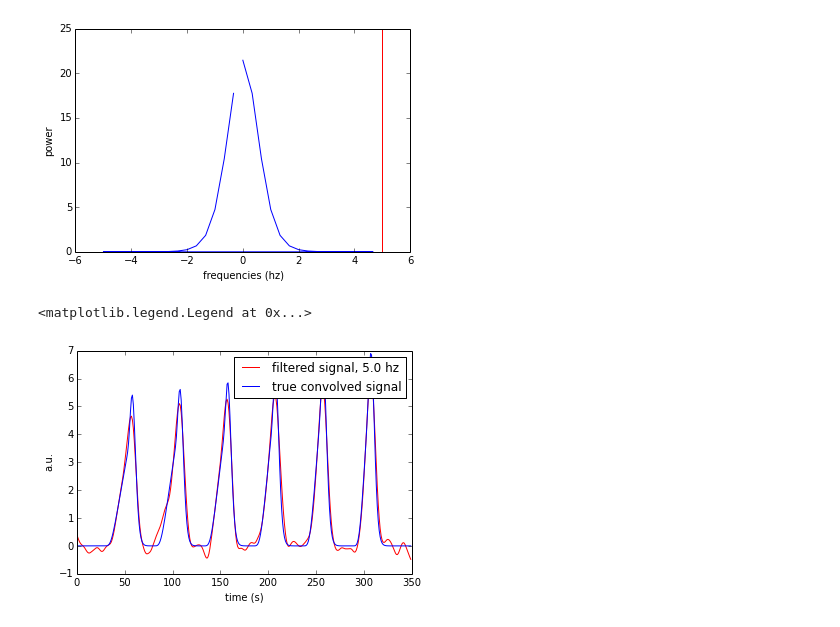
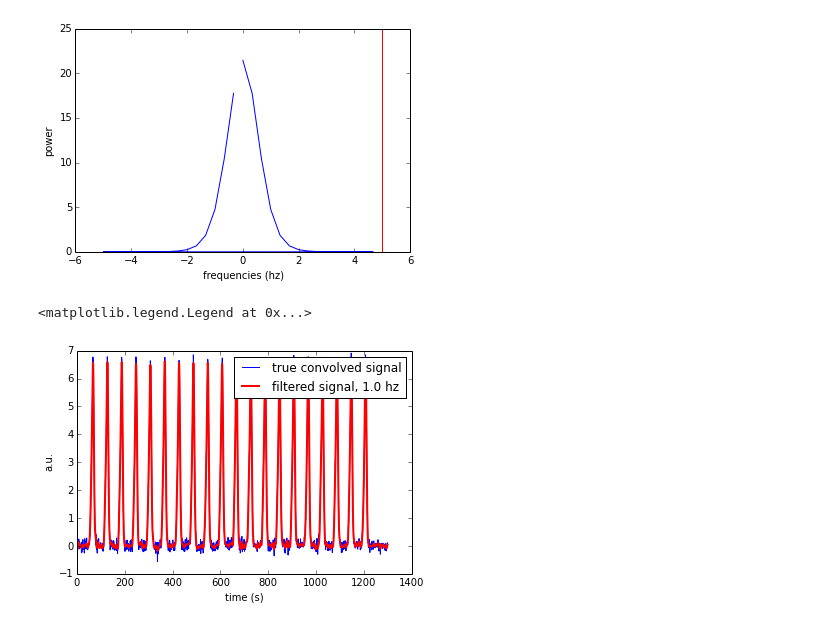
Before and after one commit to jwdegee/IPython-Notebook-Tutorials, a Jupyter notebook: fft_deconvolution.ipynb, the cells around one changed output. Saved outputs shown, nothing was run; the diff lists cells and outputs as text; code cells hidden in the pictures.

```diff
--- a/fft_deconvolution.ipynb
+++ b/fft_deconvolution.ipynb
@@ -171,31 +175,38 @@ plt.ylabel('power')
 5.0
 <matplotlib.text.Text at 0x...>
 [figure]
-# %%
-hp = max_freq
-N  = 2    # Filter order
-Wn = hp / (convolved_signal.shape[0] / sample_rate) # Cutoff frequency
-B, A = signal.butter(N, Wn, output='ba')
-convolved_signal_filtered = signal.filtfilt(B, A, convolved_signal_noise)
-
-# cutoff_freq = 5.0
-# FS = 10.0                                            # sampling rate
-# FC = cutoff_freq / (cutoff_freq*sample_rate)         # cutoff frequency at 0.05 Hz
-# N = 30                                               # number of filter taps
-# a = 1                                                # filter denominator
-# b = signal.firwin(N, cutoff=FC, window='hamming')    # filter numerator
-
-# M = FS*60                                            # number of samples (60 seconds)
-# n = np.arange(M)                                     # time index
-# convolved_signal_filtered = signal.lfilter(b, a, convolved_signal_noise) # filtered output
-
-# plt.plot(convolved_signal_noise)
-plt.figure()
-plt.plot(convolved_signal_filtered, 'r')
-plt.plot(convolved_signal)
-plt.xlabel('time (s)')
-plt.ylabel('a.u.')
-plt.legend(['filtered signal, {} hz'.format(hp), 'true convolved signal'])
-# %% [output]
-<matplotlib.legend.Legend at 0x...>
-[figure, removed]
+# %%
+# # filter the data:
+# def butter_lowpass(lowcut, fs, order=3):
+#     nyq = 0.5 * fs
+#     low = lowcut / nyq
+#     b, a = signal.butter(order, low, btype='low')
+#     return b, a
+
+# def butter_lowpass_filter(data, lowcut, fs, order=3):
+#     b, a = butter_lowpass(lowcut, fs, order=order)
+#     y = signal.filtfilt(b, a, data)
+#     return y
+
+# lowcut = 2.0 * sample_rate
+# fs = convolved_signal_noise.shape[0] / sample_rate
+# convolved_signal_filtered = butter_lowpass_filter(convolved_signal_noise, lowcut, fs, order=3)
+
+Fp = 1.0
+convolved_signal_filtered = mne.filter.low_pass_filter(convolved_signal_noise, Fs=sample_rate, Fp=Fp)
+
+# plt.plot(convolved_signal_noise)
+plt.figure()
+plt.plot(convolved_signal_noise)
+plt.plot(convolved_signal_filtered, 'r', lw=2)
+plt.xlabel('time (s)')
+# plt.xlim(xmax=120)
+plt.ylabel('a.u.')
+plt.legend(['true convolved signal', 'filtered signal, {} hz'.format(Fp)])
+
+# freqs = np.fft.fftfreq(convolved_signal_filtered.shape[0], 1.0/sample_rate)
+# plt.figure()
+# plt.plot(freqs, abs(np.fft.fft(convolved_signal_filtered)))
+# %% [output]
+<matplotlib.legend.Legend at 0x...>
+[figure, added]
```
Also changed, not shown: parts of 7 cells of this notebook, 3 other files.
